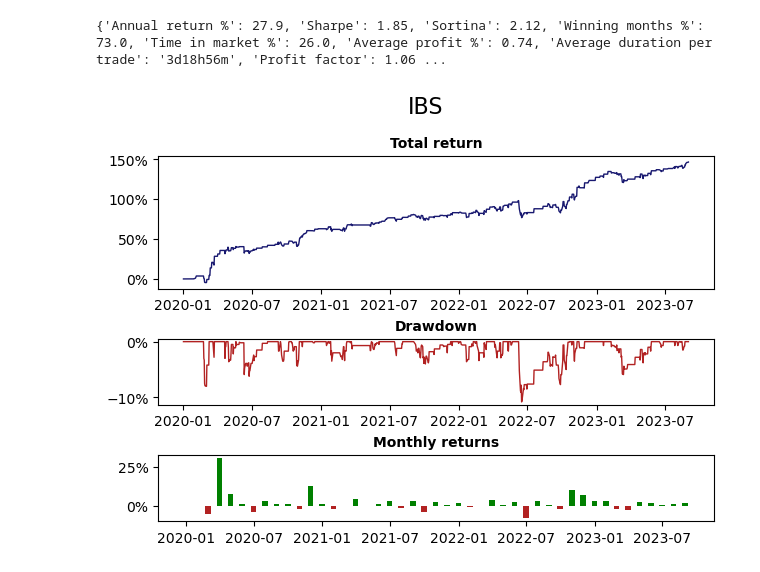
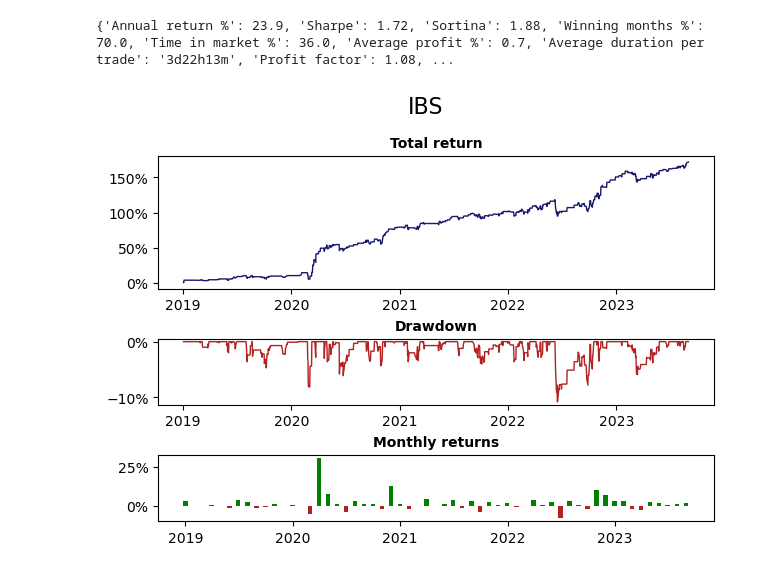
Before and after one commit to shinathan/QSExtended, a Jupyter notebook: _ibs.ipynb, the cells around one changed output. Drawn from its saved outputs; the diff is of its cells as text; code cells hidden in the pictures.

```diff
--- a/_ibs.ipynb
+++ b/_ibs.ipynb
@@ -16,7 +16,7 @@ class InternalBarStrengthStrategy(Strategy):
 
         self.data_handler.load_data(
             symbol,
-            start_date=date(2020, 1, 1),
+            start_date=date(2019, 1, 1),
             end_date=date(2023, 9, 1),
             timeframe="daily",
             extended_hours=False,
@@ -45,33 +45,33 @@ class InternalBarStrengthStrategy(Strategy):
         # Liquidate everything
         for symbol, position in self.portfolio.current_positions.items():
             if position != 0:
                 action = "SELL" if position > 0 else "BUY"
                 order = OrderEvent(
                     self.data_handler.current_time,
                     symbol,
                     side=action,
                     quantity=position,
                 )
                 self.events.put(order)
 
     def on_market_close(self):
         pass
 
 
 backtest = Backtest(
     name="ibs",
     initial_capital=10000,
-    start_date=date(2020, 1, 1),
+    start_date=date(2019, 1, 1),
     end_date=date(2023, 9, 1),
     timeframe="daily",
     extended_hours=False,
     strategy=InternalBarStrengthStrategy,
     data_handler=HistoricalPolygonDataHandler,
     broker=SimulatedBroker,
     portfolio=StandardPortfolio,
 )
 
 backtest.run()
 # %% [output]
-{'Annual return %': 27.9, 'Sharpe': 1.85, 'Sortina': 2.12, 'Winning months %': 73.0, 'Time in market %': 26.0, 'Average profit %': 0.74, 'Average duration per trade': '3d18h56m', 'Profit factor': 1.06 ...
+{'Annual return %': 23.9, 'Sharpe': 1.72, 'Sortina': 1.88, 'Winning months %': 70.0, 'Time in market %': 36.0, 'Average profit %': 0.7, 'Average duration per trade': '3d22h13m', 'Profit factor': 1.08, ...
-[figure, old version]
+[figure, new version]
```
Also changed, not shown: 8 other files.
